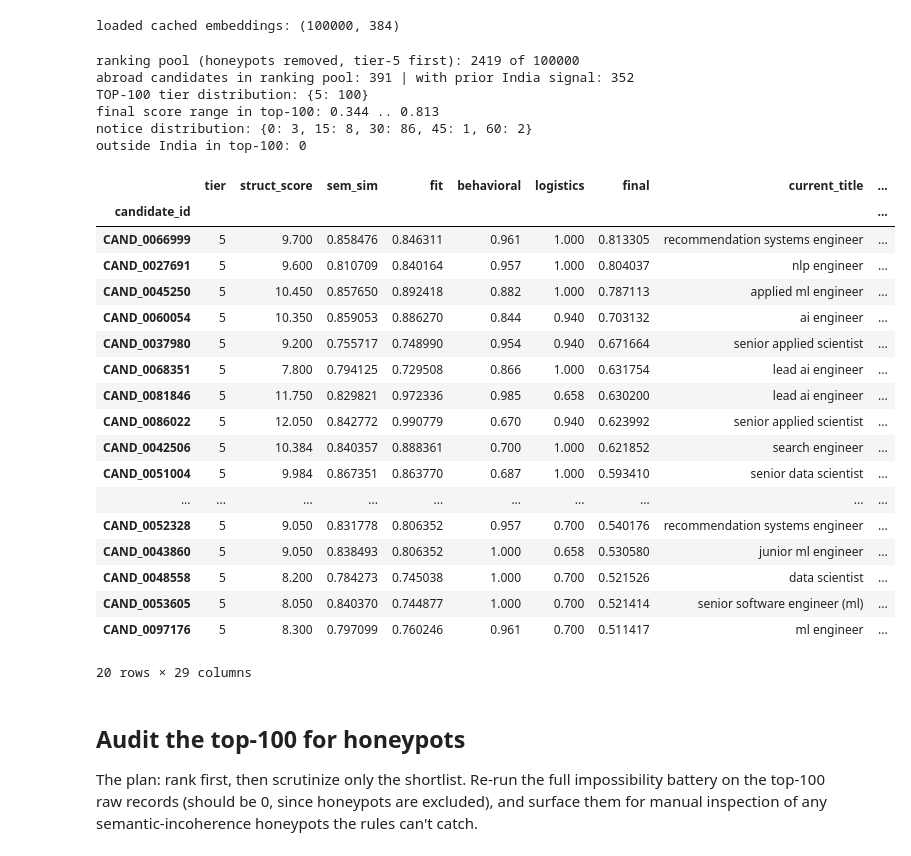
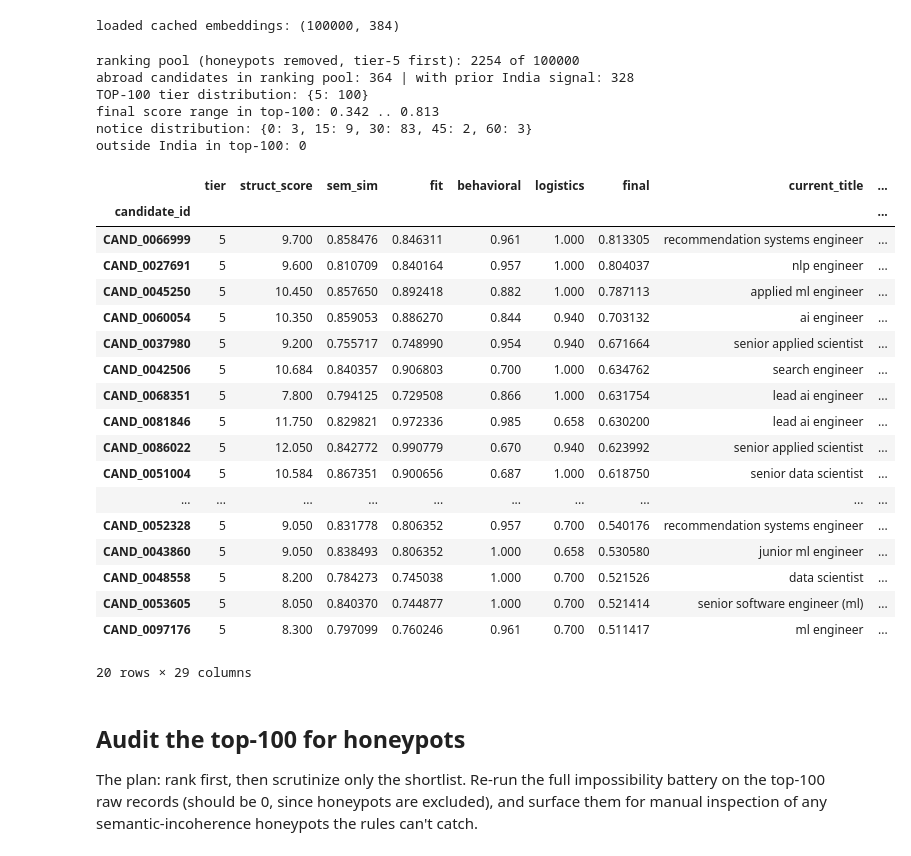
Before and after one commit to vinamravinay12/indiarun_datachallenge, a Jupyter notebook: ranker.ipynb, the cells around one changed output. Saved outputs shown, nothing was run; the diff lists cells and outputs as text; code cells hidden in the pictures.

Commit message:
updated weights for yoe, so that 4-4.5 years of experience candidates only appear if other factors are great

```diff
--- a/ranker.ipynb
+++ b/ranker.ipynb
@@ -97,10 +97,17 @@ R_all = feat[~feat.honeypot].join(sem_df)        # genuine pool only (known hone
 R_all['struct_norm'] = (R_all['struct_score'] / R_all['struct_score'].max()).clip(0,1)
 lo,hi = R_all['sem_sim'].quantile(0.01), R_all['sem_sim'].quantile(0.99)
 R_all['sem_norm'] = ((R_all['sem_sim'] - lo)/(hi-lo)).clip(0,1)
-R = R_all[(R_all.tier == 5) & (R_all.yoe >= 4)].copy()
+early_exceptional = (
+    (R_all['yoe'] >= 4) & (R_all['yoe'] < 4.5) &
+    (R_all['retrieval_evidence'] >= 2) &
+    (R_all['prod_evidence'] >= 2) &
+    ((R_all['eval_evidence'] >= 1) | (R_all['vector_infra_evidence'] >= 2) | (R_all['ir_assess'] >= 50))
+)
+yoe_ok = (R_all['yoe'] >= 4.5) | early_exceptional
+R = R_all[(R_all.tier == 5) & yoe_ok].copy()
 if len(R) < 100:
-    print('WARNING: fewer than 100 tier-5 candidates with yoe>=4; falling back to all non-honeypots with yoe>=4')
-    R = R_all[R_all.yoe >= 4].copy()
+    print('WARNING: fewer than 100 tier-5 candidates after early-career gate; falling back to all non-honeypots passing YOE gate')
+    R = R_all[yoe_ok].copy()
 print('ranking pool (honeypots removed, tier-5 first):', len(R), 'of', len(feat))
 print('abroad candidates in ranking pool:', int((~R['india']).sum()), '| with prior India signal:', int(((~R['india']) & R.get('prior_india_work_signal', False)).sum()))
 
@@ -130,42 +137,42 @@ def location_factor(r):
 
 def logistics_multiplier(r):
     return round(location_factor(r) * notice_factor(r.get('notice_days')), 3)
 
 R['logistics'] = R.apply(logistics_multiplier, axis=1)
 # Structured criteria carry most of the weight because the JD has hard must-have requirements.
 # Semantic similarity still helps separate profiles that use different wording for the same work.
 R['fit']   = 0.75*R['struct_norm'] + 0.25*R['sem_norm']
 R['final'] = R['fit'] * R['behavioral'] * R['logistics'] # logistics can materially move the shortlist
 
 top = R.sort_values(['final','candidate_id'], ascending=[False,True]).head(100)
 print('TOP-100 tier distribution:', top['tier'].value_counts().sort_index().to_dict())
 print('final score range in top-100:', round(top['final'].min(),3),'..',round(top['final'].max(),3))
 print('notice distribution:', top['notice_days'].value_counts().sort_index().to_dict())
 print('outside India in top-100:', int((~top['india']).sum()))
 if (~top['india']).any():
     print('abroad top-100 prior India signal:', int(((~top['india']) & top.get('prior_india_work_signal', False)).sum()))
 debug_cols=['tier','struct_score','sem_sim','fit','behavioral','logistics','final','current_title','current_industry','yoe','profile_yoe','career_yoe','span_yoe','yoe_gap_span','profile_yoe_gt_span','country','location','prior_india_work_signal','willing_relocate','notice_days','retrieval_evidence','vector_infra_evidence','prod_evidence','eval_evidence','python_evidence','nice_to_have_hits','completeness','assess_avg','assess_max']
 debug_cols=[c for c in debug_cols if c in top.columns]
 top[debug_cols].head(20)
 # %% [output]
-ranking pool (honeypots removed, tier-5 first): 2419 of 100000
-abroad candidates in ranking pool: 391 | with prior India signal: 352
+ranking pool (honeypots removed, tier-5 first): 2254 of 100000
+abroad candidates in ranking pool: 364 | with prior India signal: 328
 TOP-100 tier distribution: {5: 100}
-final score range in top-100: 0.344 .. 0.813
-notice distribution: {0: 3, 15: 8, 30: 86, 45: 1, 60: 2}
+final score range in top-100: 0.342 .. 0.813
+notice distribution: {0: 3, 15: 9, 30: 83, 45: 2, 60: 3}
 outside India in top-100: 0
 |  | tier | struct_score | sem_sim | fit | behavioral | logistics | final | current_title | ... |
 | candidate_id |  |  |  |  |  |  |  |  | ... |
 | CAND_0066999 | 5 | 9.700 | 0.858476 | 0.846311 | 0.961 | 1.000 | 0.813305 | recommendation systems engineer | ... |
 | CAND_0027691 | 5 | 9.600 | 0.810709 | 0.840164 | 0.957 | 1.000 | 0.804037 | nlp engineer | ... |
 | CAND_0045250 | 5 | 10.450 | 0.857650 | 0.892418 | 0.882 | 1.000 | 0.787113 | applied ml engineer | ... |
 | CAND_0060054 | 5 | 10.350 | 0.859053 | 0.886270 | 0.844 | 0.940 | 0.703132 | ai engineer | ... |
 | CAND_0037980 | 5 | 9.200 | 0.755717 | 0.748990 | 0.954 | 0.940 | 0.671664 | senior applied scientist | ... |
+| CAND_0042506 | 5 | 10.684 | 0.840357 | 0.906803 | 0.700 | 1.000 | 0.634762 | search engineer | ... |
 | CAND_0068351 | 5 | 7.800 | 0.794125 | 0.729508 | 0.866 | 1.000 | 0.631754 | lead ai engineer | ... |
 | CAND_0081846 | 5 | 11.750 | 0.829821 | 0.972336 | 0.985 | 0.658 | 0.630200 | lead ai engineer | ... |
 | CAND_0086022 | 5 | 12.050 | 0.842772 | 0.990779 | 0.670 | 0.940 | 0.623992 | senior applied scientist | ... |
-| CAND_0042506 | 5 | 10.384 | 0.840357 | 0.888361 | 0.700 | 1.000 | 0.621852 | search engineer | ... |
-| CAND_0051004 | 5 | 9.984 | 0.867351 | 0.863770 | 0.687 | 1.000 | 0.593410 | senior data scientist | ... |
+| CAND_0051004 | 5 | 10.584 | 0.867351 | 0.900656 | 0.687 | 1.000 | 0.618750 | senior data scientist | ... |
 | ... | ... | ... | ... | ... | ... | ... | ... | ... | ... |
 | CAND_0052328 | 5 | 9.050 | 0.831778 | 0.806352 | 0.957 | 0.700 | 0.540176 | recommendation systems engineer | ... |
 | CAND_0043860 | 5 | 9.050 | 0.838493 | 0.806352 | 1.000 | 0.658 | 0.530580 | junior ml engineer | ... |
```
Also changed, not shown: parts of 1 cell of this notebook, 1 other file.
